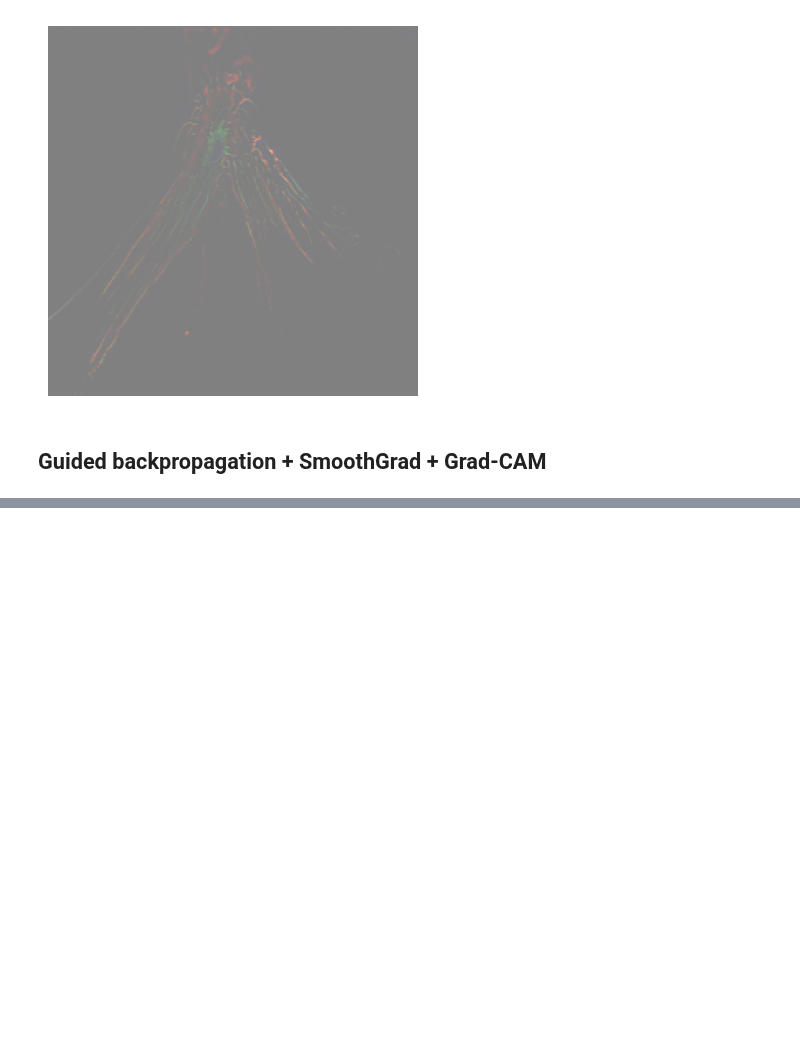
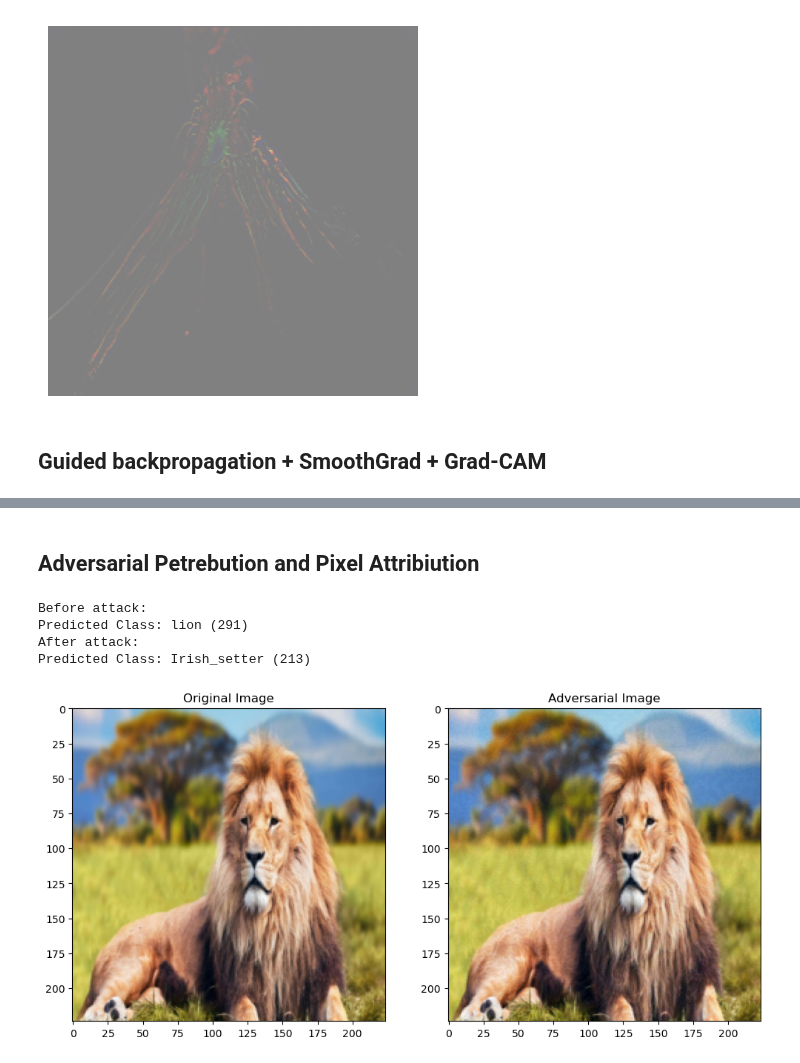
Before and after one commit to moshafieeha/Deep-Learning-Mini-Projects, a Jupyter notebook: Interpretability in an Image Data/Interpretability in an Image Data.ipynb, the cells around one changed output, grey strips where cells are left out. Cells and saved outputs as stored; diff of their text form; code cells hidden in the pictures; blank space fills up the shorter version.

Commit message:
Add Adversarial Petrebution and Pixel Attribiution

```diff
--- a/Interpretability in an Image Data/Interpretability in an Image Data.ipynb
+++ b/Interpretability in an Image Data/Interpretability in an Image Data.ipynb
@@ -419,0 +419,45 @@ for image_path in image_paths:
+# %% [markdown]
+## Adversarial Petrebution and Pixel Attribiution
+# %%
+# Function to visualize images
+def imshow(img, title=None):
+    img = img.detach().numpy().transpose((1, 2, 0))
+    mean = np.array([0.485, 0.456, 0.406])
+    std = np.array([0.229, 0.224, 0.225])
+    img = std * img + mean
+    img = np.clip(img, 0, 1)
+    plt.imshow(img)
+    if title is not None:
+        plt.title(title)
+
+
+# Load and preprocess your image
+image_path = './images/lion.jpg'  # Update this path to your image
+input_tensor = preprocess_image(image_path)
+
+# Predict the class and print it using the updated function
+print("Before attack:")
+pred_class = print_predicted_class(model, input_tensor)
+
+# Generate Adversarial Example Using FGSM
+epsilon = 0.05  # Perturbation level
+adv_tensor = fast_gradient_method(model, input_tensor, epsilon, np.inf, targeted=False)
+
+# Predict and print class after the attack using the updated function
+print("After attack:")
+adv_pred_class = print_predicted_class(model, adv_tensor)
+
+
+# Visualize the Original and Adversarial Images
+plt.figure(figsize=(12, 6))
+plt.subplot(1, 2, 1)
+imshow(input_tensor[0], title='Original Image')
+plt.subplot(1, 2, 2)
+imshow(adv_tensor[0], title='Adversarial Image')
+plt.show()
+# %% [output]
+Before attack:
+Predicted Class: lion (291)
+After attack:
+Predicted Class: Irish_setter (213)
+[figure, added]
```
Also changed, not shown: parts of 7 cells of this notebook.
